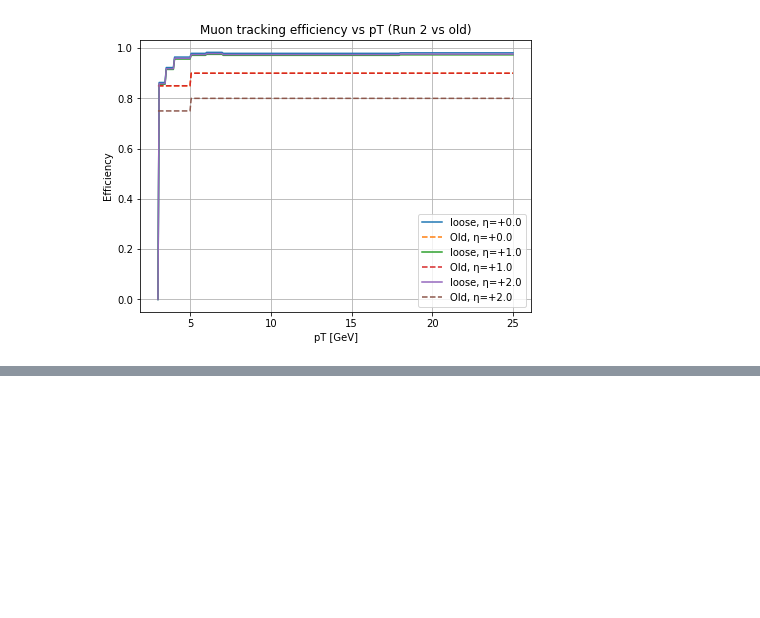
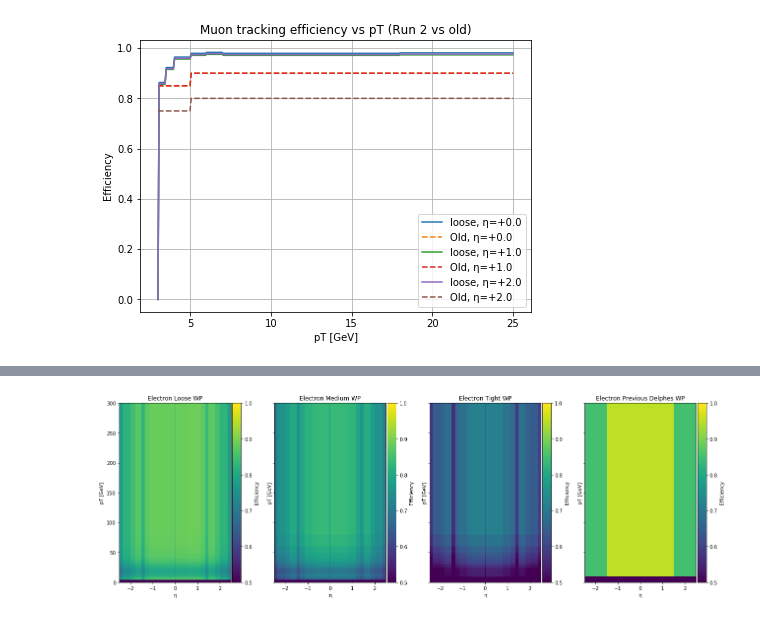
Before and after one commit to delphes/delphes, a Jupyter notebook: cards/ATLAS_Run2/parameter_fits.ipynb, the cells around one changed output, grey strips where cells are left out. Cells and saved outputs as stored; diff of their text form; code cells hidden in the pictures; blank space fills up the shorter version.

Commit message:
Electron Efficiency

```diff
--- a/cards/ATLAS_Run2/parameter_fits.ipynb
+++ b/cards/ATLAS_Run2/parameter_fits.ipynb
@@ -410,0 +418,96 @@ for qual in quality:
+# %%
+e_eff_pt = np.genfromtxt("data/Electron Efficiency - pt.csv", delimiter=",", skip_header=1)
+e_eff_eta = np.genfromtxt("data/Electron Efficiency - eta.csv", delimiter=",", skip_header=1)
+
+eff_loose_pt, eff_medium_pt, eff_tight_pt, pt1, pt2 = e_eff_pt.T
+eff_loose_eta, eff_medium_eta, eff_tight_eta, eta1, eta2 = e_eff_eta.T
+# %%
+# === Helper ===
+def eff_from_table(value, table):
+    """Return efficiency corresponding to a value within a (eff, vmin, vmax) table."""
+    for eff, vmin, vmax in table:
+        if vmin <= value < vmax:
+            return eff
+    if value >= table[-1][2]:
+        return table[-1][0]
+    return 0.0
+
+def eff_new(pt, eta, wp="loose"):
+    # Define eta and pt efficiency tables based on your loaded data
+    if wp == "loose":
+        e_pt = eff_from_table(pt, list(zip(eff_loose_pt, pt1, pt2)))
+        e_eta = eff_from_table(eta, list(zip(eff_loose_eta, eta1, eta2)))
+    elif wp == "medium":
+        e_pt = eff_from_table(pt, list(zip(eff_medium_pt, pt1, pt2)))
+        e_eta = eff_from_table(eta, list(zip(eff_medium_eta, eta1, eta2)))
+    else:
+        e_pt = eff_from_table(pt, list(zip(eff_tight_pt, pt1, pt2)))
+        e_eta = eff_from_table(eta, list(zip(eff_tight_eta, eta1, eta2)))
+
+    # Apply Delphes-style cutoff: zero below 4 GeV and |eta| < 2.47
+    if pt < 4.0 and abs(eta) < 2.47:
+        return 0.0
+
+    # Multiplicative structure mimicking (0.00)*f(eta)*f(pt)
+    return e_pt * e_eta
+def eff_old(pt, eta):
+    if pt <= 10.0:
+        return 0.0
+    if abs(eta) <= 1.5:
+        return 0.95
+    elif abs(eta) <= 2.5:
+        return 0.85
+    else:
+        return 0.0
+
+# === Build grid ===
+etas = np.linspace(-2.5, 2.5, 300)
+pts = np.linspace(0, 300, 300)
+E, P = np.meshgrid(etas, pts)
+
+v_new = np.vectorize(eff_new)
+v_old = np.vectorize(eff_old)
+
+# === Compare 2D maps ===
+wps = ["loose", "medium", "tight"]
+Zs = [v_new(P, E, wp) for wp in wps]
+Z_old = v_old(P, E)
+
+fig, ax = plt.subplots(1, 4, figsize=(18,6), sharex=True, sharey=True)
+for i, (Z, title) in enumerate(zip(Zs + [Z_old],
+                                  ["Loose", "Medium", "Tight", "Previous Delphes"])):
+    im = ax[i].pcolormesh(E, P, Z, shading='auto', cmap='viridis', vmin=0.5, vmax=1.0)
+    ax[i].set_title(f"Electron {title} WP")
+    ax[i].set_xlabel("η")
+    ax[i].set_ylabel("pT [GeV]")
+    plt.colorbar(im, ax=ax[i], pad=0.01, label="Efficiency")
+plt.tight_layout()
+plt.show()
+
+# === Efficiency vs η ===
+plt.figure(figsize=(8,5))
+for wp in wps:
+    plt.plot(etas, v_new(50, etas, wp), label=f"{wp.capitalize()} (new)")
+plt.plot(etas, v_old(50, etas), "--", label="Old")
+plt.xlabel("η")
+plt.ylabel("Efficiency")
+plt.title("Electron Efficiency vs η at pT=50 GeV")
+plt.legend()
+plt.grid(True)
+plt.ylim(0.5, 1.0)
+plt.show()
+
+# === Efficiency vs pT ===
+plt.figure(figsize=(8,5))
+for wp in wps:
+    plt.plot(pts, v_new(pts, 1.0, wp), label=f"{wp.capitalize()} (new)")
+plt.plot(pts, v_old(pts, 1.0), "--", label="Old")
+plt.xlabel("pT [GeV]")
+plt.ylabel("Efficiency")
+plt.title("Electron Efficiency vs pT at η=1.0")
+plt.legend()
+plt.grid(True)
+plt.ylim(0.5, 1.0)
+plt.show()
+# %% [output]
+[figure, added]
```
Also changed, not shown: parts of 5 cells of this notebook, 9 other files.
